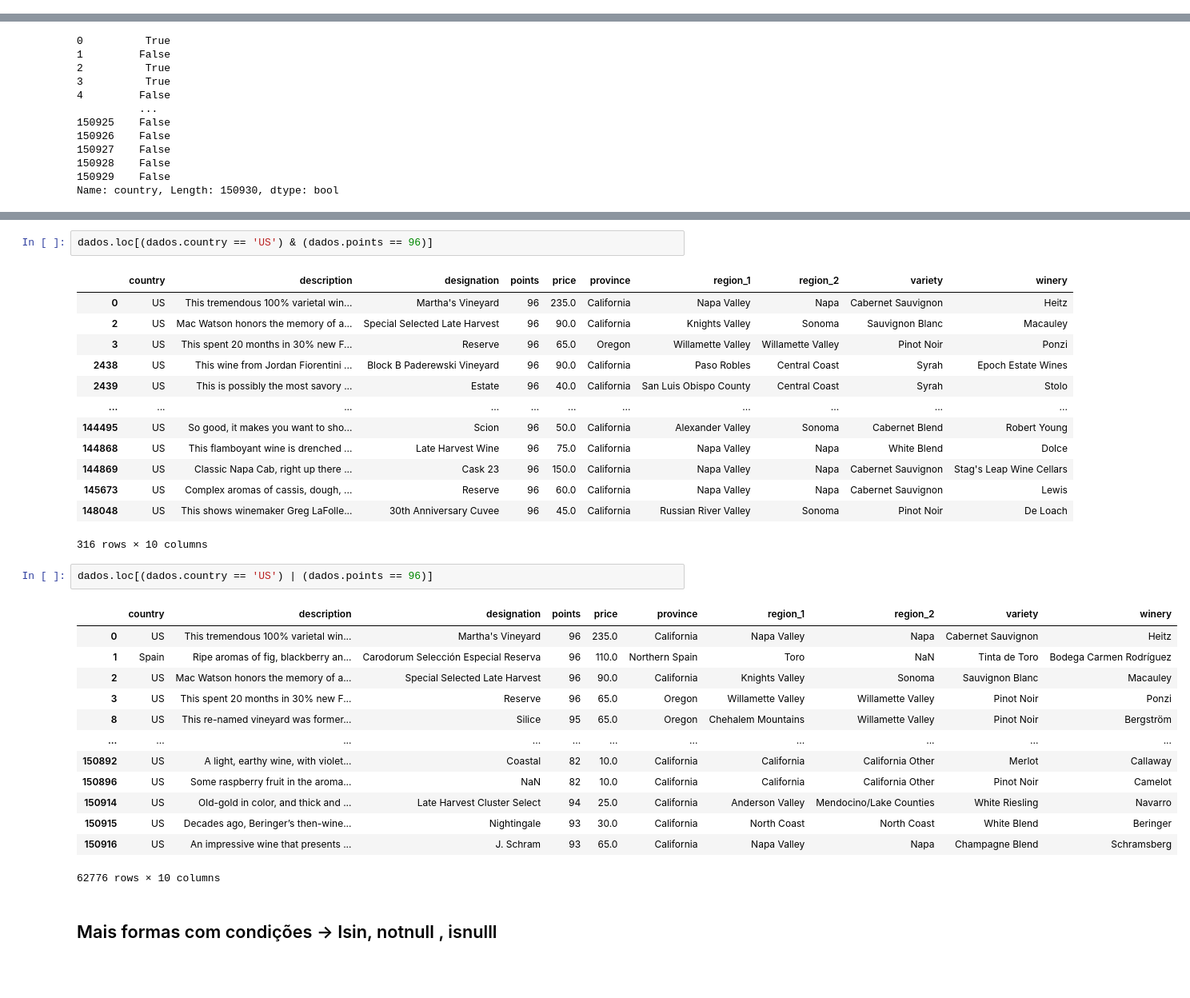
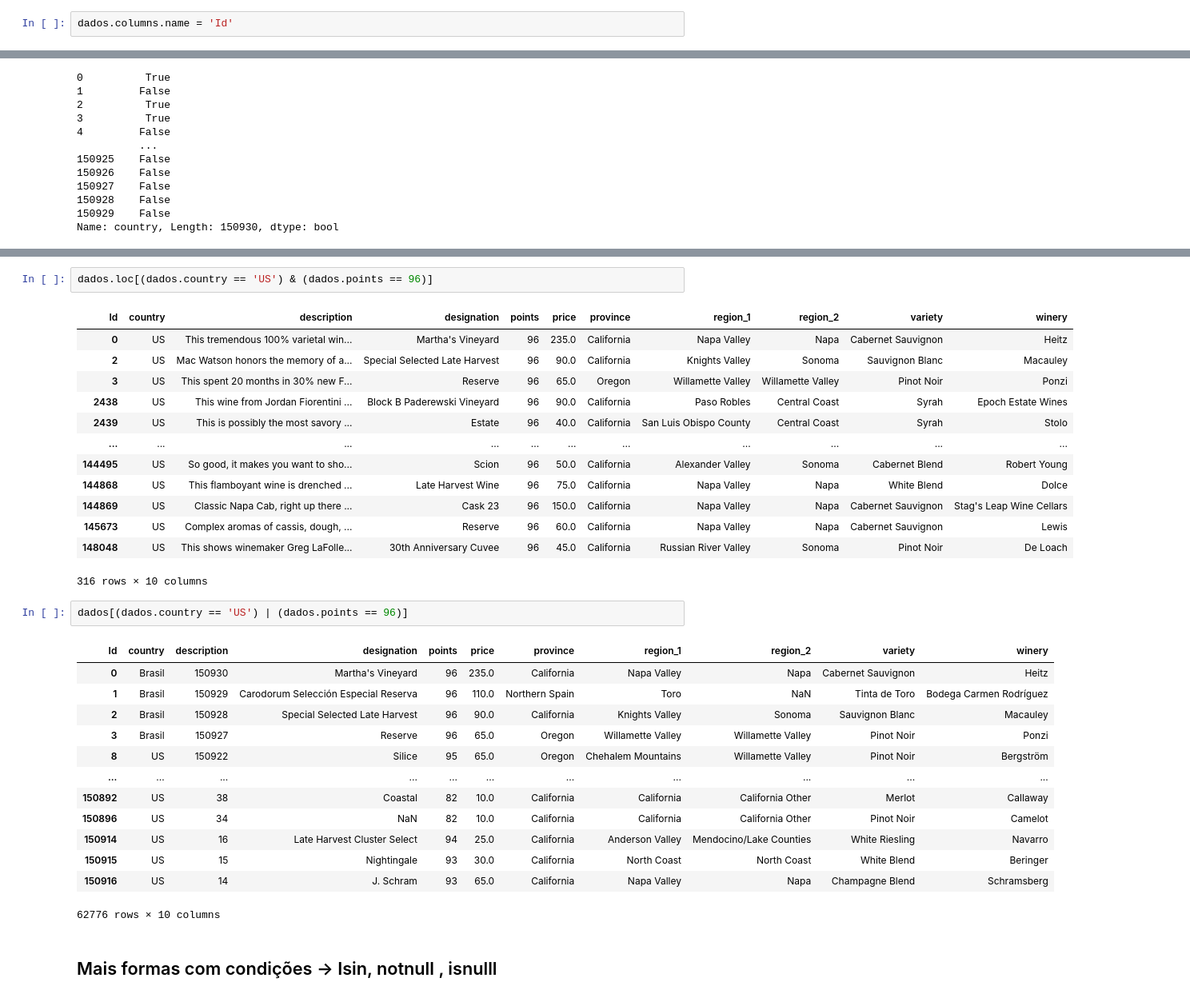
Before and after one commit to RodrigoFlexa/data-science, a Jupyter notebook: Lendo, criando e selecionando dados com Pandas.ipynb, the cells around one changed output, grey strips where cells are left out. Shown: that part at 80% size. Cells and saved outputs as stored; diff of their text form; blank space fills up the shorter version.

Commit message:
dados faltantes

```diff
--- a/Lendo, criando e selecionando dados com Pandas.ipynb
+++ b/Lendo, criando e selecionando dados com Pandas.ipynb
@@ -64,3 +107,5 @@ dados['points'].plot(kind = 'hist')
 # %% [output]
 <AxesSubplot:ylabel='Frequency'>
 [figure]
+# %%
+dados.columns.name = 'Id'
@@ -221,7 +368,7 @@ dados.loc[dados.country == 'US']
 # %%
 dados.loc[(dados.country == 'US') & (dados.points == 96)]
 # %% [output]
-|  | country | description | designation | points | price | province | region_1 | region_2 | variety | winery |
+| Id | country | description | designation | points | price | province | region_1 | region_2 | variety | winery |
 | 0 | US | This tremendous 100% varietal win... | Martha's Vineyard | 96 | 235.0 | California | Napa Valley | Napa | Cabernet Sauvignon | Heitz |
 | 2 | US | Mac Watson honors the memory of a... | Special Selected Late Harvest | 96 | 90.0 | California | Knights Valley | Sonoma | Sauvignon Blanc | Macauley |
 | 3 | US | This spent 20 months in 30% new F... | Reserve | 96 | 65.0 | Oregon | Willamette Valley | Willamette Valley | Pinot Noir | Ponzi |
@@ -235,20 +382,20 @@ dados.loc[(dados.country == 'US') & (dados.points == 96)]
 | 148048 | US | This shows winemaker Greg LaFolle... | 30th Anniversary Cuvee | 96 | 45.0 | California | Russian River Valley | Sonoma | Pinot Noir | De Loach |
 316 rows × 10 columns
 # %%
-dados.loc[(dados.country == 'US') | (dados.points == 96)]
+dados[(dados.country == 'US') | (dados.points == 96)]
 # %% [output]
-|  | country | description | designation | points | price | province | region_1 | region_2 | variety | winery |
-| 0 | US | This tremendous 100% varietal win... | Martha's Vineyard | 96 | 235.0 | California | Napa Valley | Napa | Cabernet Sauvignon | Heitz |
-| 1 | Spain | Ripe aromas of fig, blackberry an... | Carodorum Selección Especial Reserva | 96 | 110.0 | Northern Spain | Toro | NaN | Tinta de Toro | Bodega Carmen Rodríguez |
-| 2 | US | Mac Watson honors the memory of a... | Special Selected Late Harvest | 96 | 90.0 | California | Knights Valley | Sonoma | Sauvignon Blanc | Macauley |
-| 3 | US | This spent 20 months in 30% new F... | Reserve | 96 | 65.0 | Oregon | Willamette Valley | Willamette Valley | Pinot Noir | Ponzi |
-| 8 | US | This re-named vineyard was former... | Silice | 95 | 65.0 | Oregon | Chehalem Mountains | Willamette Valley | Pinot Noir | Bergström |
+| Id | country | description | designation | points | price | province | region_1 | region_2 | variety | winery |
+| 0 | Brasil | 150930 | Martha's Vineyard | 96 | 235.0 | California | Napa Valley | Napa | Cabernet Sauvignon | Heitz |
+| 1 | Brasil | 150929 | Carodorum Selección Especial Reserva | 96 | 110.0 | Northern Spain | Toro | NaN | Tinta de Toro | Bodega Carmen Rodríguez |
+| 2 | Brasil | 150928 | Special Selected Late Harvest | 96 | 90.0 | California | Knights Valley | Sonoma | Sauvignon Blanc | Macauley |
+| 3 | Brasil | 150927 | Reserve | 96 | 65.0 | Oregon | Willamette Valley | Willamette Valley | Pinot Noir | Ponzi |
+| 8 | US | 150922 | Silice | 95 | 65.0 | Oregon | Chehalem Mountains | Willamette Valley | Pinot Noir | Bergström |
 | ... | ... | ... | ... | ... | ... | ... | ... | ... | ... | ... |
-| 150892 | US | A light, earthy wine, with violet... | Coastal | 82 | 10.0 | California | California | California Other | Merlot | Callaway |
-| 150896 | US | Some raspberry fruit in the aroma... | NaN | 82 | 10.0 | California | California | California Other | Pinot Noir | Camelot |
-| 150914 | US | Old-gold in color, and thick and ... | Late Harvest Cluster Select | 94 | 25.0 | California | Anderson Valley | Mendocino/Lake Counties | White Riesling | Navarro |
-| 150915 | US | Decades ago, Beringer’s then-wine... | Nightingale | 93 | 30.0 | California | North Coast | North Coast | White Blend | Beringer |
-| 150916 | US | An impressive wine that presents ... | J. Schram | 93 | 65.0 | California | Napa Valley | Napa | Champagne Blend | Schramsberg |
+| 150892 | US | 38 | Coastal | 82 | 10.0 | California | California | California Other | Merlot | Callaway |
+| 150896 | US | 34 | NaN | 82 | 10.0 | California | California | California Other | Pinot Noir | Camelot |
+| 150914 | US | 16 | Late Harvest Cluster Select | 94 | 25.0 | California | Anderson Valley | Mendocino/Lake Counties | White Riesling | Navarro |
+| 150915 | US | 15 | Nightingale | 93 | 30.0 | California | North Coast | North Coast | White Blend | Beringer |
+| 150916 | US | 14 | J. Schram | 93 | 65.0 | California | Napa Valley | Napa | Champagne Blend | Schramsberg |
 62776 rows × 10 columns
 # %% [markdown]
 ## Mais formas com condições -> Isin, notnull , isnulll
```
Also changed, not shown: parts of 30 cells of this notebook, 2 other files.
